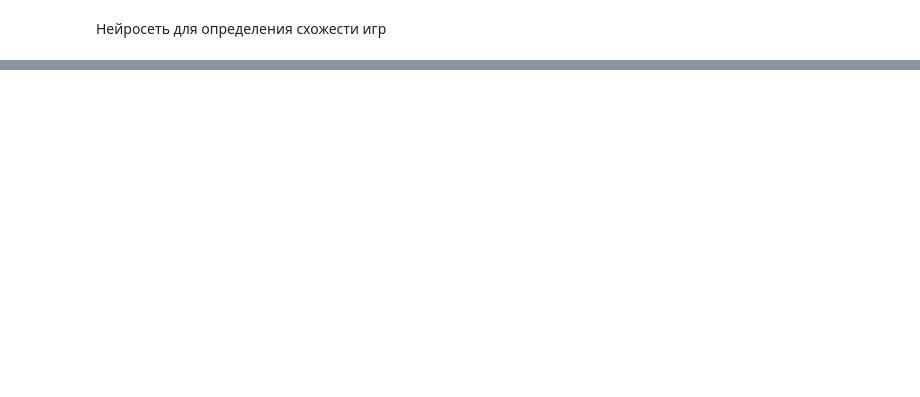
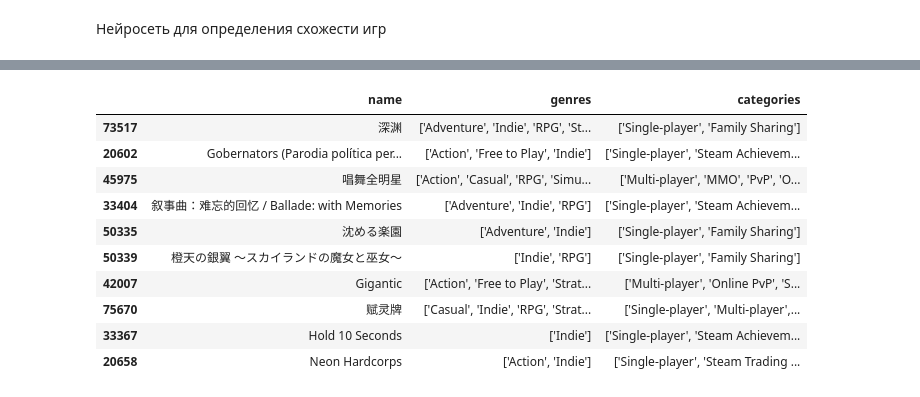
Before and after one commit to Sopfiee/Game-Recommendation-System, a Jupyter notebook: Games_Recommendation_System.ipynb, the cells around one changed output, grey strips where cells are left out. Saved outputs shown, nothing was run; the diff lists cells and outputs as text; code cells hidden in the pictures; blank space fills up the shorter version.

```diff
--- a/Games_Recommendation_System.ipynb
+++ b/Games_Recommendation_System.ipynb
@@ -234,2 +268,0 @@ y_train = np.array(labels)
-# %%
-model.fit([X_train_a, X_train_b], y_train, epochs=10, batch_size=32)
@@ -238,0 +269,5 @@ ValueError: Arguments `target` and `output` must have the same rank (ndim). Rece
+# %%
+game_pairs = np.array(pairs)
+y_labels = np.array(labels).reshape(-1,1)
+# %%
+model.fit([game_pairs[:, 0], game_pairs[:, 1]], y_labels, batch_size=1, epochs=10)
@@ -238,0 +296,24 @@ ValueError: Arguments `target` and `output` must have the same rank (ndim). Rece
+# %%
+def rec_games(game_name, data, model, top_n=10):
+  selected_game= data[data['name'].str.lower() == game_name.lower()]
+  game_vector = selected_game['game_vector'].values[0]
+  first=np.array([game_vector for i in range(len(data))])
+  second=[]
+
+  data2=data.copy()
+  for i,r in data.iterrows():
+    vec=r['game_vector']
+    second.append(vec)
+  second=np.array(second)
+
+  dist=model.predict([first,second], batch_size=1)
+  data2['similary']=dist
+
+  recommendations = data2[data2['name'].str.lower() != game_name.lower()]\
+                      .sort_values(by='similary', ascending=True)\
+                      .head(top_n)
+  print(f"Похожие игры на '{game_name}':")
+  return recommendations[["name", "genres", "categories"]]
+# %%
+rec_games('Portal 2', data, model)
+# %% [output]
@@ -238,0 +322,11 @@ ValueError: Arguments `target` and `output` must have the same rank (ndim). Rece
+|  | name | genres | categories |
+| 73517 | 深渊 | ['Adventure', 'Indie', 'RPG', 'St... | ['Single-player', 'Family Sharing'] |
+| 20602 | Gobernators (Parodia política per... | ['Action', 'Free to Play', 'Indie'] | ['Single-player', 'Steam Achievem... |
+| 45975 | 唱舞全明星 | ['Action', 'Casual', 'RPG', 'Simu... | ['Multi-player', 'MMO', 'PvP', 'O... |
+| 33404 | 叙事曲：难忘的回忆 / Ballade: with Memories | ['Adventure', 'Indie', 'RPG'] | ['Single-player', 'Steam Achievem... |
+| 50335 | 沈める楽園 | ['Adventure', 'Indie'] | ['Single-player', 'Family Sharing'] |
+| 50339 | 橙天の銀翼 ～スカイランドの魔女と巫女～ | ['Indie', 'RPG'] | ['Single-player', 'Family Sharing'] |
+| 42007 | Gigantic | ['Action', 'Free to Play', 'Strat... | ['Multi-player', 'Online PvP', 'S... |
+| 75670 | 赋灵牌 | ['Casual', 'Indie', 'RPG', 'Strat... | ['Single-player', 'Multi-player',... |
+| 33367 | Hold 10 Seconds | ['Indie'] | ['Single-player', 'Steam Achievem... |
+| 20658 | Neon Hardcorps | ['Action', 'Indie'] | ['Single-player', 'Steam Trading ... |
```
Also changed, not shown: parts of 42 cells of this notebook.
